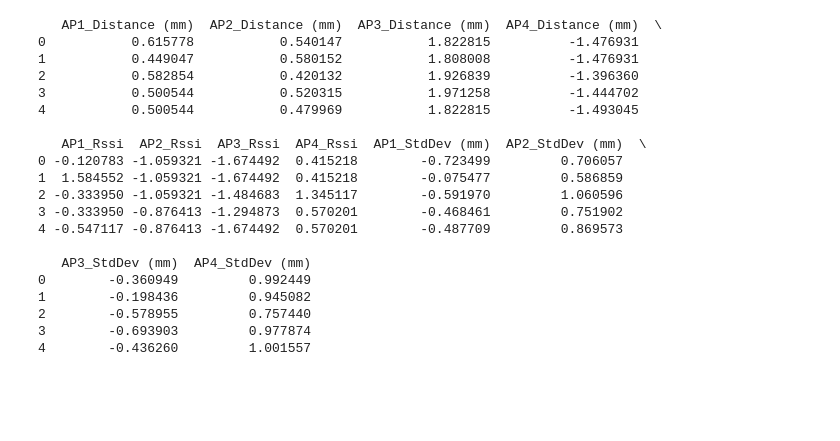
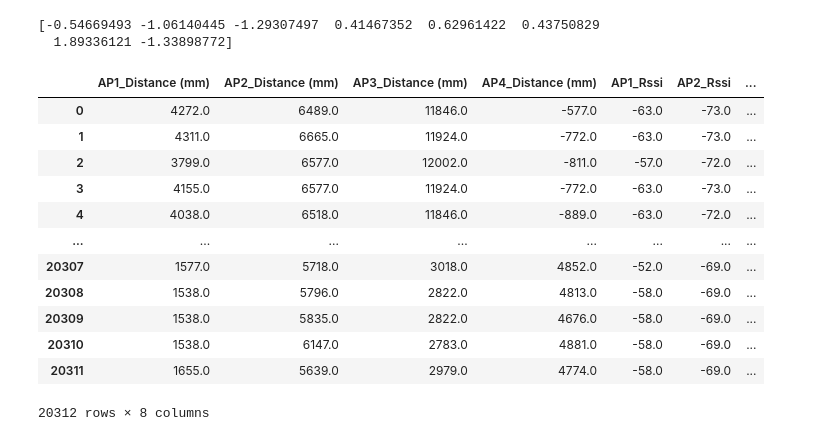
Before and after one commit to oscar9335/RTT_Research, a Jupyter notebook: Research/DNN_model.ipynb, the cells around one changed output. Cells and saved outputs as stored; diff of their text form; code cells hidden in the pictures; blank space fills up the shorter version.

```diff
--- a/Research/DNN_model.ipynb
+++ b/Research/DNN_model.ipynb
@@ -210,28 +201,28 @@ Name: Label, dtype: object
 # %%
+# 把label部分拿掉
+X = data_imputed.drop(columns=['level_1','Label'])
+
 scaler = StandardScaler()
 columns_to_scale = selected_columns.copy()  # 建立副本，避免影響原始變數
 columns_to_scale.remove('Label')  # 在副本上移除 'Label'
-X[columns_to_scale] = scaler.fit_transform(X[columns_to_scale])
+X_scaled = scaler.fit_transform(X[columns_to_scale])
 
-print(X.head())
+print(X_scaled[0])
+
+X
 # %% [output]
-   AP1_Distance (mm)  AP2_Distance (mm)  AP3_Distance (mm)  AP4_Distance (mm)  \
-0           0.615778           0.540147           1.822815          -1.476931
-1           0.449047           0.580152           1.808008          -1.476931
-2           0.582854           0.420132           1.926839          -1.396360
-3           0.500544           0.520315           1.971258          -1.444702
-4           0.500544           0.479969           1.822815          -1.493045
-
-   AP1_Rssi  AP2_Rssi  AP3_Rssi  AP4_Rssi  AP1_StdDev (mm)  AP2_StdDev (mm)  \
-0 -0.120783 -1.059321 -1.674492  0.415218        -0.723499         0.706057
-1  1.584552 -1.059321 -1.674492  0.415218        -0.075477         0.586859
-2 -0.333950 -1.059321 -1.484683  1.345117        -0.591970         1.060596
-3 -0.333950 -0.876413 -1.294873  0.570201        -0.468461         0.751902
-4 -0.547117 -0.876413 -1.674492  0.570201        -0.487709         0.869573
-
-   AP3_StdDev (mm)  AP4_StdDev (mm)
-0        -0.360949         0.992449
-1        -0.198436         0.945082
-2        -0.578955         0.757440
-3        -0.693903         0.977874
-4        -0.436260         1.001557
+[-0.54669493 -1.06140445 -1.29307497  0.41467352  0.62961422  0.43750829
+  1.89336121 -1.33898772]
+|  | AP1_Distance (mm) | AP2_Distance (mm) | AP3_Distance (mm) | AP4_Distance (mm) | AP1_Rssi | AP2_Rssi | ... |
+| 0 | 4272.0 | 6489.0 | 11846.0 | -577.0 | -63.0 | -73.0 | ... |
+| 1 | 4311.0 | 6665.0 | 11924.0 | -772.0 | -63.0 | -73.0 | ... |
+| 2 | 3799.0 | 6577.0 | 12002.0 | -811.0 | -57.0 | -72.0 | ... |
+| 3 | 4155.0 | 6577.0 | 11924.0 | -772.0 | -63.0 | -73.0 | ... |
+| 4 | 4038.0 | 6518.0 | 11846.0 | -889.0 | -63.0 | -72.0 | ... |
+| ... | ... | ... | ... | ... | ... | ... | ... |
+| 20307 | 1577.0 | 5718.0 | 3018.0 | 4852.0 | -52.0 | -69.0 | ... |
+| 20308 | 1538.0 | 5796.0 | 2822.0 | 4813.0 | -58.0 | -69.0 | ... |
+| 20309 | 1538.0 | 5835.0 | 2822.0 | 4676.0 | -58.0 | -69.0 | ... |
+| 20310 | 1538.0 | 6147.0 | 2783.0 | 4881.0 | -58.0 | -69.0 | ... |
+| 20311 | 1655.0 | 5639.0 | 2979.0 | 4774.0 | -58.0 | -69.0 | ... |
+20312 rows × 8 columns
```
Also changed, not shown: parts of 23 cells of this notebook, 5 other files.
